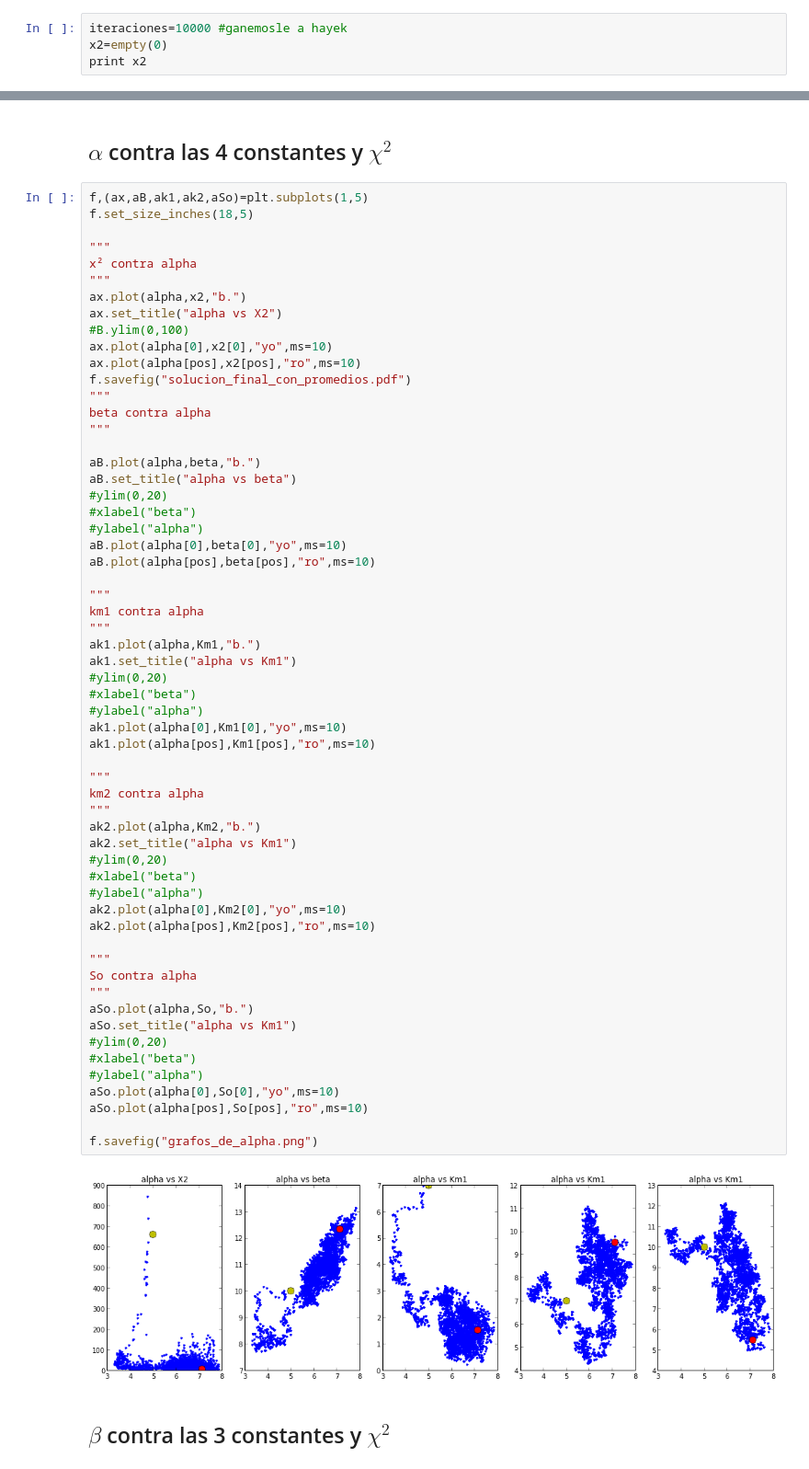
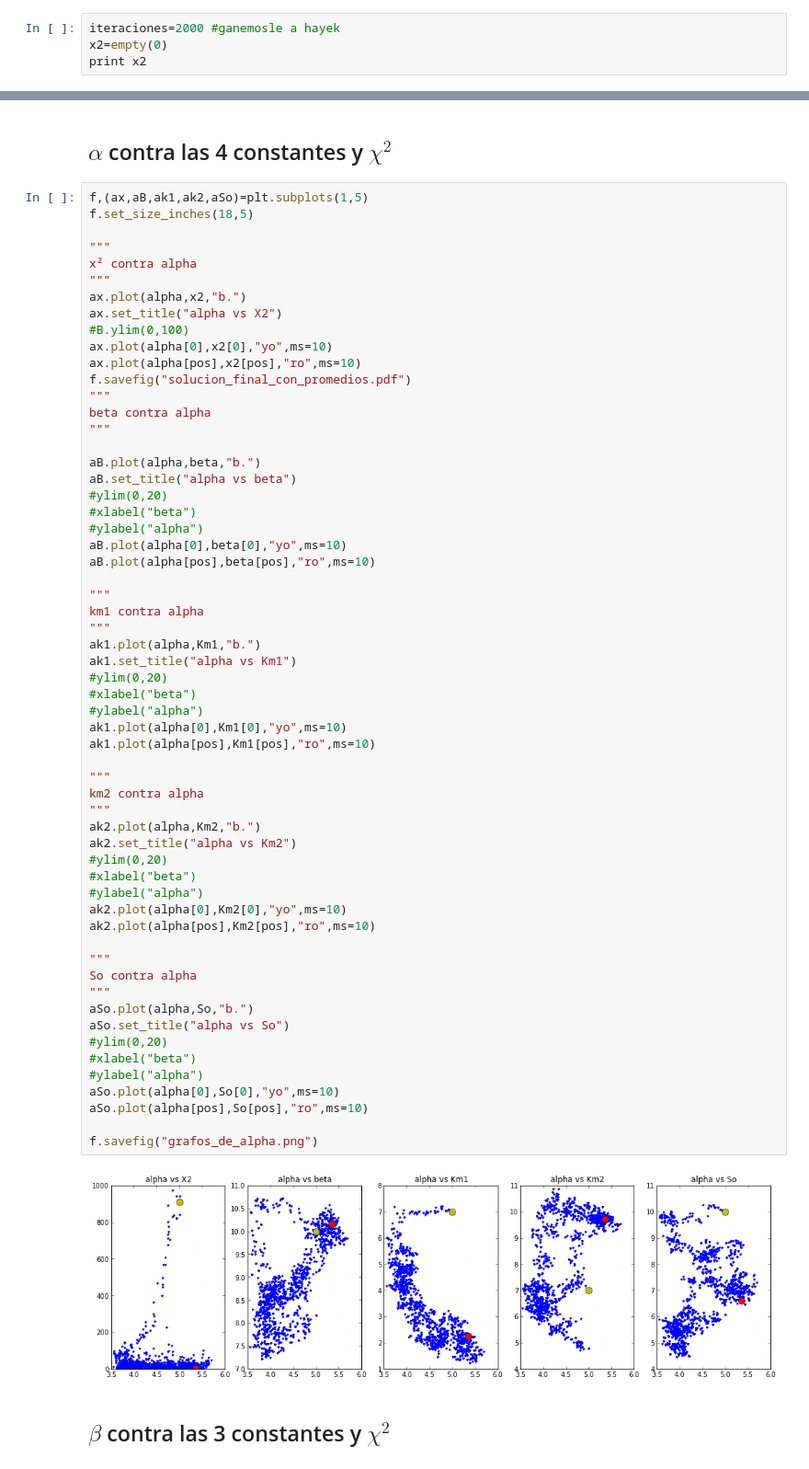
Before and after one commit to daniel-lozano/tarea8, a Jupyter notebook: ctes.ipynb, the cells around one changed output, grey strips where cells are left out. Shown at 92% size. Cells and saved outputs as stored; diff of their text form.

```diff
--- a/ctes.ipynb
+++ b/ctes.ipynb
@@ -179,7 +154,7 @@ scatter(x,Pobs)
 <matplotlib.collections.PathCollection at 0x...>
 [figure]
 # %%
-iteraciones=10000 #ganemosle a hayek
+iteraciones=2000 #ganemosle a hayek
 x2=empty(0)
 print x2
 # %% [output]
@@ -391,36 +366,36 @@ km1 contra alpha
 ak1.plot(alpha,Km1,"b.")
 ak1.set_title("alpha vs Km1")
 #ylim(0,20)
 #xlabel("beta")
 #ylabel("alpha")
 ak1.plot(alpha[0],Km1[0],"yo",ms=10)
 ak1.plot(alpha[pos],Km1[pos],"ro",ms=10)
 
 """
 km2 contra alpha
 """
 ak2.plot(alpha,Km2,"b.")
-ak2.set_title("alpha vs Km1")
+ak2.set_title("alpha vs Km2")
 #ylim(0,20)
 #xlabel("beta")
 #ylabel("alpha")
 ak2.plot(alpha[0],Km2[0],"yo",ms=10)
 ak2.plot(alpha[pos],Km2[pos],"ro",ms=10)
 
 """
 So contra alpha
 """
 aSo.plot(alpha,So,"b.")
-aSo.set_title("alpha vs Km1")
+aSo.set_title("alpha vs So")
 #ylim(0,20)
 #xlabel("beta")
 #ylabel("alpha")
 aSo.plot(alpha[0],So[0],"yo",ms=10)
 aSo.plot(alpha[pos],So[pos],"ro",ms=10)
 
 f.savefig("grafos_de_alpha.png")
 # %% [output]
-[figure, old version]
+[figure, new version]
 # %% [markdown]
 ## $\beta$ contra las 3 constantes y $\chi^2$
 # %%
```
Also changed, not shown: parts of 38 cells of this notebook, 8 other files.
